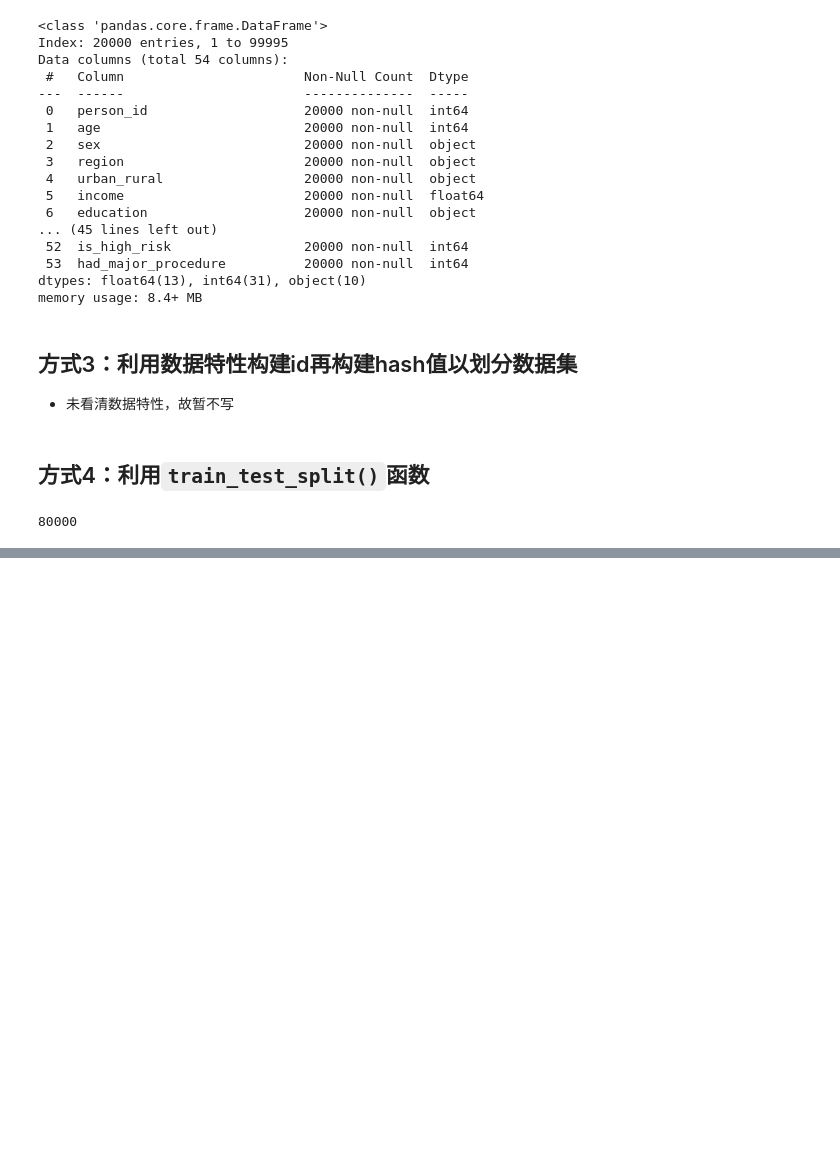
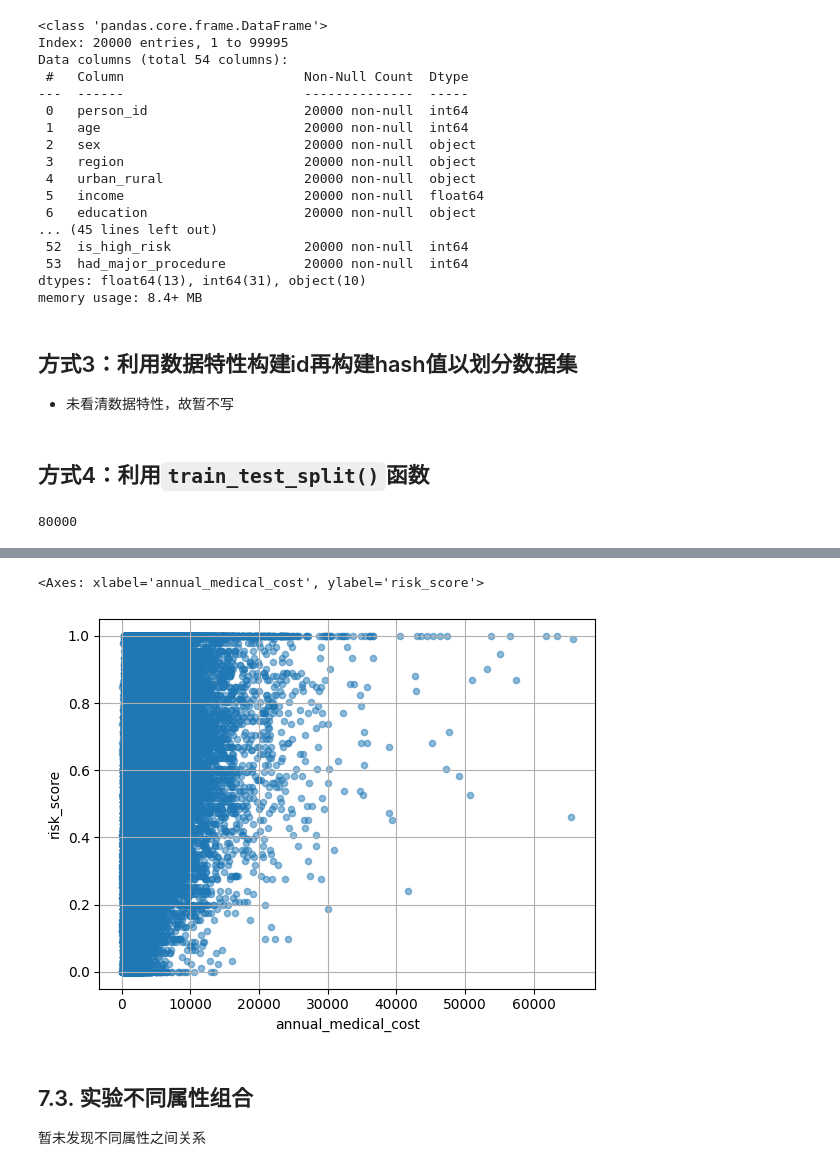
Before and after one commit to machao318927/Hands-On-Machine-Learning, a Jupyter notebook: my-study/02_new_data_for_ML.ipynb, the cells around one changed output, grey strips where cells are left out. Cells and saved outputs as stored; diff of their text form; code cells hidden in the pictures; blank space fills up the shorter version.

```diff
--- a/my-study/02_new_data_for_ML.ipynb
+++ b/my-study/02_new_data_for_ML.ipynb
@@ -195,0 +487,9 @@ len(train_set)
+# %%
+# 看起来avg_claim_amount、risk_score正相关
+medical.plot(kind="scatter", x="annual_medical_cost", y = "risk_score", alpha=0.5, grid=True)
+# %% [output]
+<Axes: xlabel='annual_medical_cost', ylabel='risk_score'>
+[figure, added]
+# %% [markdown]
+## 7.3. 实验不同属性组合
+暂未发现不同属性之间关系
```
Also changed, not shown: parts of 19 cells of this notebook.
